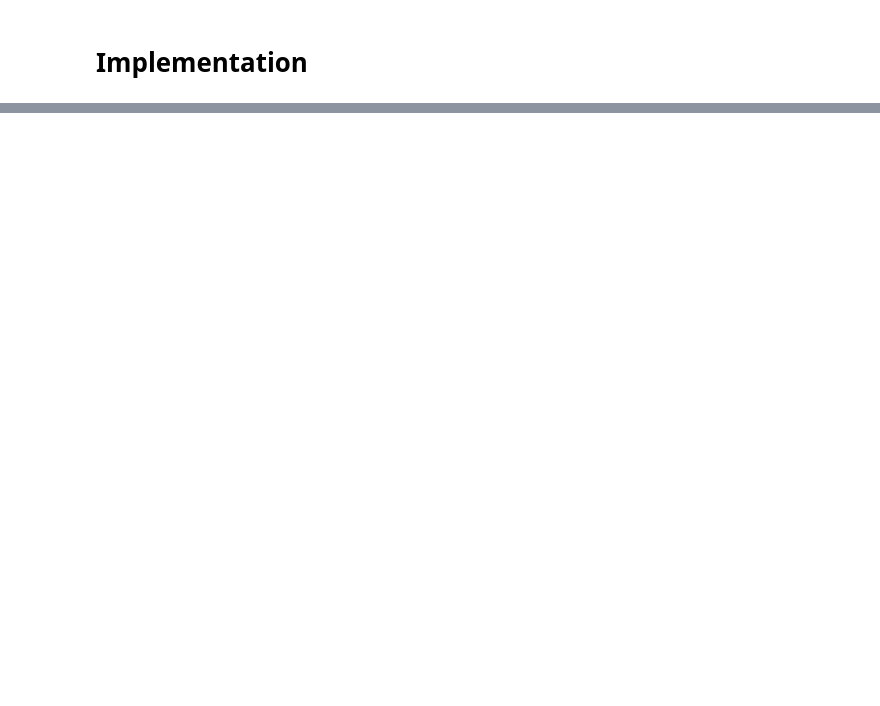
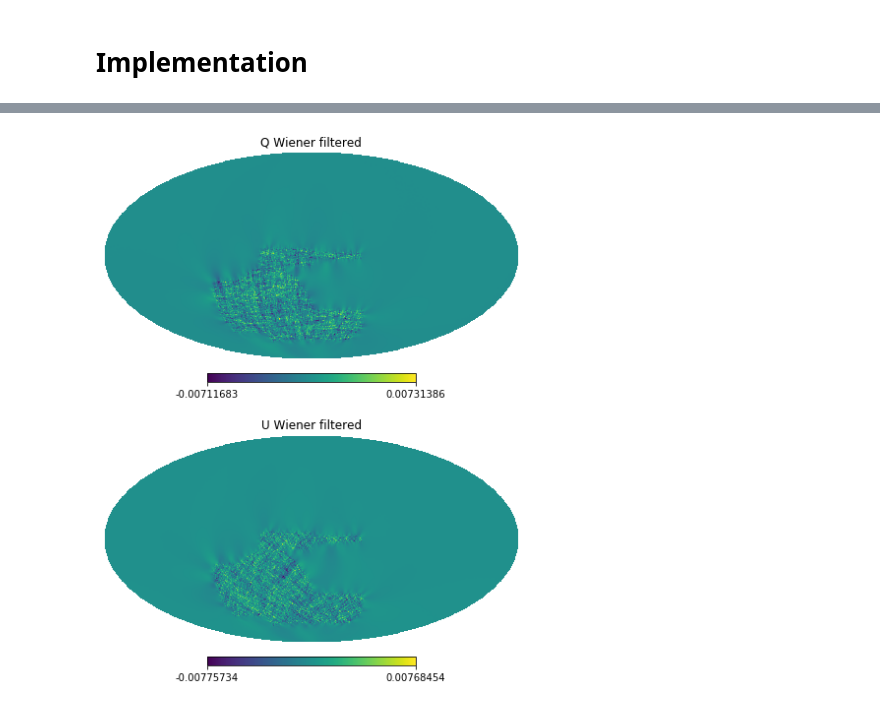
Before and after one commit to NiallJeffrey/wiener_sphere, a Jupyter notebook: wiener_implementation_method2.ipynb, the cells around one changed output, grey strips where cells are left out. Drawn from its saved outputs; the diff is of its cells as text; code cells hidden in the pictures; blank space fills up the shorter version.

```diff
--- a/wiener_implementation_method2.ipynb
+++ b/wiener_implementation_method2.ipynb
@@ -162 +175,7 @@ Sigma is 0.000000 arcmin (0.000000 rad)
+# %%
+_ = plt.figure(figsize=(6,8))
+_ = hp.mollview(s_qu[1], sub=(2,1,1), title='Q Wiener filtered')
+_ = hp.mollview(s_qu[2], sub=(2,1,2), title='U Wiener filtered')
+# %% [output]
+[figure, added]
 # %%
```
Also changed, not shown: parts of 12 cells of this notebook.
